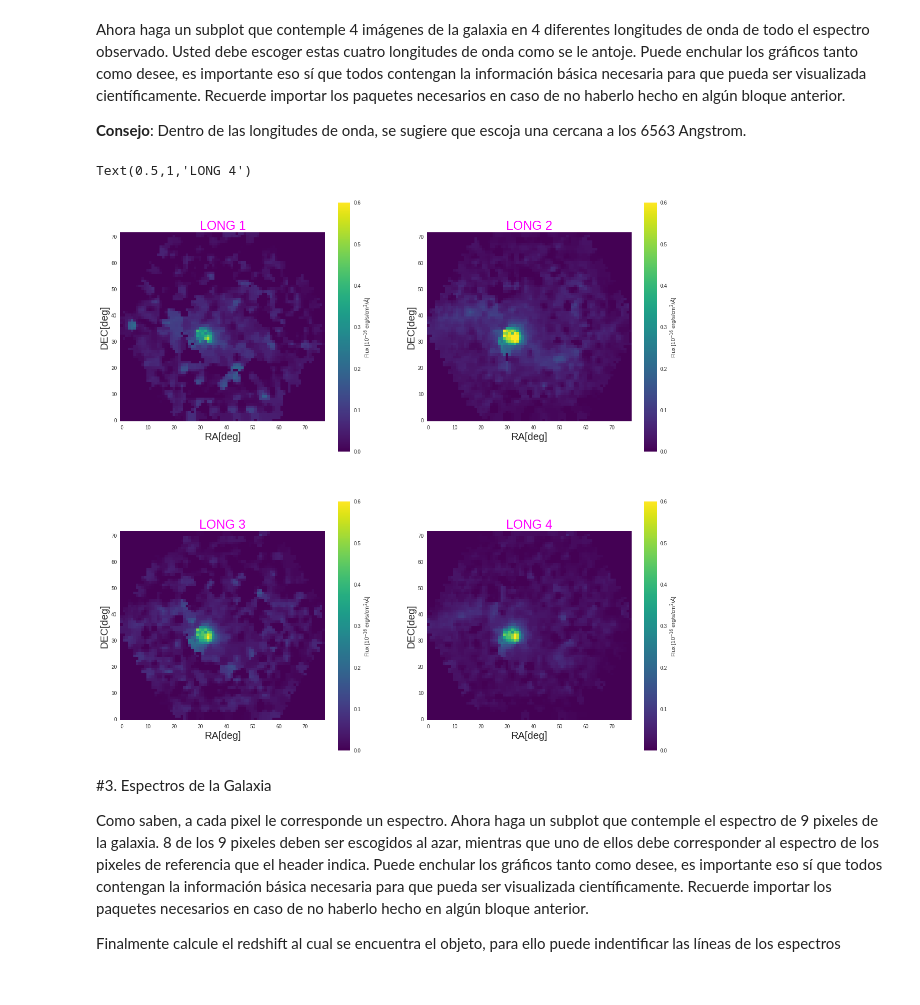
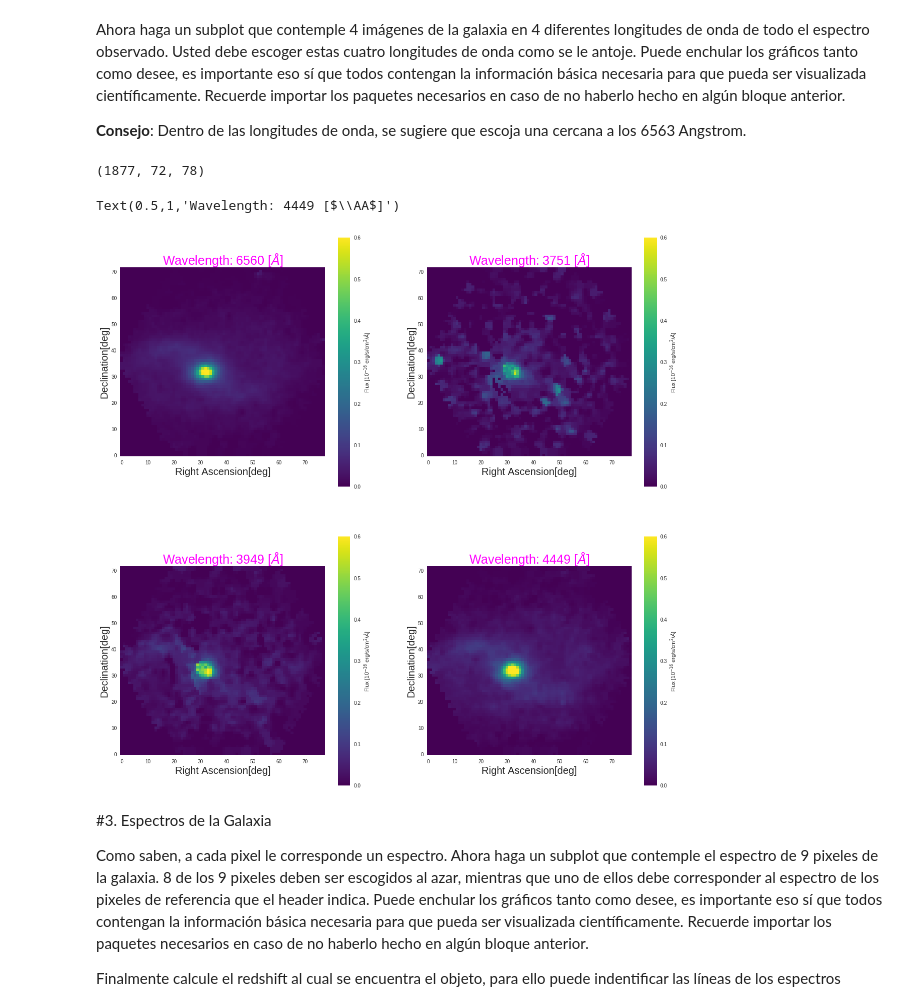
Before and after one commit to PaulaBDS/minitarea4, a Jupyter notebook: minitarea4.ipynb, the cells around one changed output. Saved outputs shown, nothing was run; the diff lists cells and outputs as text; code cells hidden in the pictures.

```diff
--- a/minitarea4.ipynb
+++ b/minitarea4.ipynb
@@ -91,47 +91,67 @@ Ahora haga un subplot que contemple 4 imágenes de la galaxia en 4 diferentes lo
 # %%
 # Primero se obtiene la imagen
 data = hdu.data
+print(data.shape)
+
+# Creamos variables con arreglos y datos del header para luego cambiar los valores de los ejes a cantidades físicas
+
+delt1 = np.arange(0,header['NAXIS1']) - (header['CRPIX1']-1)
+step1 = delt1*header['CD1_1']
+ra = step1 + header['CRVAL1']
+
+delt2 = np.arange(0,header['NAXIS2']) - (header['CRPIX2']-1)
+step2 = delt2*header['CD2_2']
+dec = step2 + header['CRVAL2']
+
+
+#ax[0,0].set_xticks((0,20,40,60),(round(ra[0],3),round(ra[20],3),round(ra[40],3),round(ra[60],3)))
+#ax[0,0].set_yticks((0,20,40,60),(round(dec[0],3),round(dec[20],3),round(dec[40],3),round(dec[60],3)))
 
 # Luego se crea la figura con los subplots
 fig, ax = plt.subplots(nrows=2, ncols=2, figsize=(20,20))
 
-# Gráfico para long de onda 1
-cb1=ax[0,0].imshow(data[0], origin='lower', vmax=0.6, vmin=0, cmap='viridis')
+# Gráfico para long de onda 6560 Angstrom
+cb1=ax[0,0].imshow(data[1407], origin='lower', vmax=0.6, vmin=0, cmap='viridis')
 fig.colorbar(cb1, ax=ax[0,0], label='Flux [10$^{-16}$ erg/s/cm$^2$/$\AA$]')
 ax[0,0].grid(b=None)
-ax[0,0].set_xlabel('RA[deg]', size=20)
-ax[0,0].set_ylabel('DEC[deg]', size=20)
-ax[0,0].set_title('LONG 1', size=25, color='magenta')
+
+ax[0,0].set_xlabel('Right Ascension[deg]', size=20)
+ax[0,0].set_ylabel('Declination[deg]', size=20)
+ax[0,0].set_title('Wavelength: 6560 [$\AA$]', size=25, color='magenta')
 
 
-# Gráfico para long de onda 2
-cb2=ax[0,1].imshow(data[90], origin='lower', vmax=0.6, vmin=0, cmap='viridis')
+# Gráfico para long de onda 3751 Angstrom
+cb2=ax[0,1].imshow(data[1], origin='lower', vmax=0.6, vmin=0, cmap='viridis')
 fig.colorbar(cb2, ax=ax[0,1], label='Flux [10$^{-16}$ erg/s/cm$^2$/$\AA$]')
 ax[0,1].grid(b=None)
-ax[0,1].set_xlabel('RA[deg]', size=20)
-ax[0,1].set_ylabel('DEC[deg]', size=20)
-ax[0,1].set_title('LONG 2', size=25, color='magenta')
+
+ax[0,1].set_xlabel('Right Ascension[deg]', size=20)
+ax[0,1].set_ylabel('Declination[deg]', size=20)
+ax[0,1].set_title('Wavelength: 3751 [$\AA$]', size=25, color='magenta')
 
 
-# Gráfico para long de onda 3
-cb3=ax[1,0].imshow(data[40], origin='lower', vmax=0.6, vmin=0, cmap='viridis')
+# Gráfico para long de onda 3949 Angstrom
+cb3=ax[1,0].imshow(data[100], origin='lower', vmax=0.6, vmin=0, cmap='viridis')
 fig.colorbar(cb3, ax=ax[1,0], label='Flux [10$^{-16}$ erg/s/cm$^2$/$\AA$]')
 ax[1,0].grid(b=None)
-ax[1,0].set_xlabel('RA[deg]', size=20)
-ax[1,0].set_ylabel('DEC[deg]', size=20)
-ax[1,0].set_title('LONG 3', size=25, color='magenta')
+
+ax[1,0].set_xlabel('Right Ascension[deg]', size=20)
+ax[1,0].set_ylabel('Declination[deg]', size=20)
+ax[1,0].set_title('Wavelength: 3949 [$\AA$]', size=25, color='magenta')
 
 
-# Gráfico para long de onda 4
-cb4=ax[1,1].imshow(data[140], origin='lower', vmax=0.6, vmin=0, cmap='viridis')
+# Gráfico para long de onda 4449 Angstrom
+cb4=ax[1,1].imshow(data[500], origin='lower', vmax=0.6, vmin=0, cmap='viridis')
 fig.colorbar(cb4, ax=ax[1,1], label='Flux [10$^{-16}$ erg/s/cm$^2$/$\AA$]')
 ax[1,1].grid(b=None)
-ax[1,1].set_xlabel('RA[deg]', size=20)
-ax[1,1].set_ylabel('DEC[deg]', size=20)
-ax[1,1].set_title('LONG 4', size=25, color='magenta')
+
+ax[1,1].set_xlabel('Right Ascension[deg]', size=20)
+ax[1,1].set_ylabel('Declination[deg]', size=20)
+ax[1,1].set_title('Wavelength: 4449 [$\AA$]', size=25, color='magenta')
 # %% [output]
-Text(0.5,1,'LONG 4')
+(1877, 72, 78)
+Text(0.5,1,'Wavelength: 4449 [$\\AA$]')
-[figure, old version]
+[figure, new version]
 # %% [markdown]
 #3. Espectros de la Galaxia
 
```
Also changed, not shown: parts of 2 cells of this notebook.
